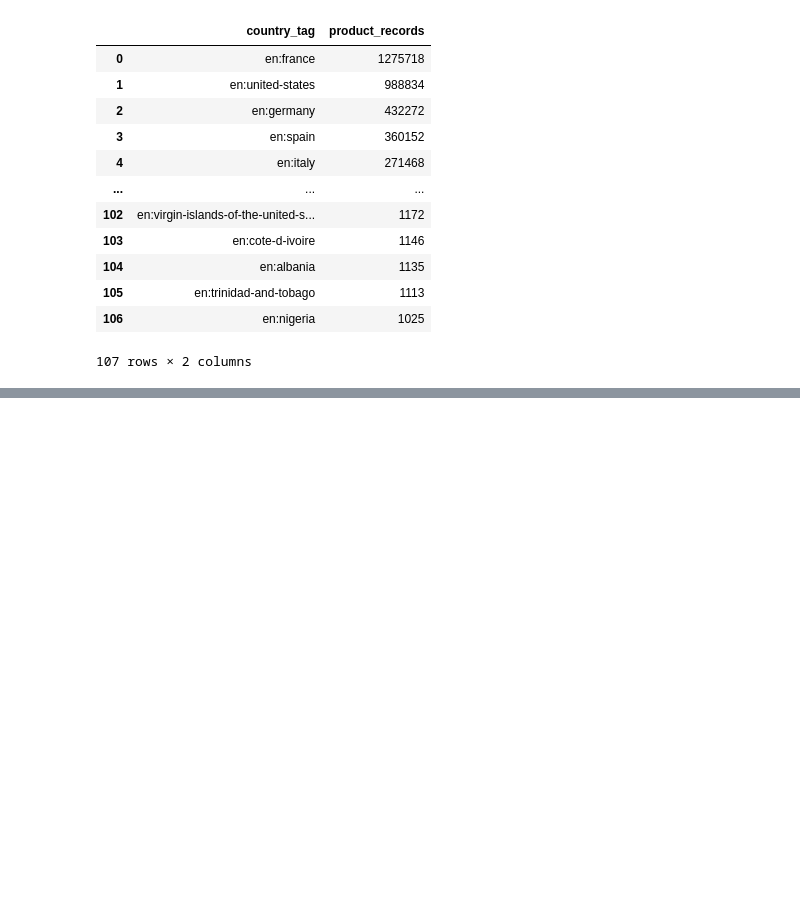
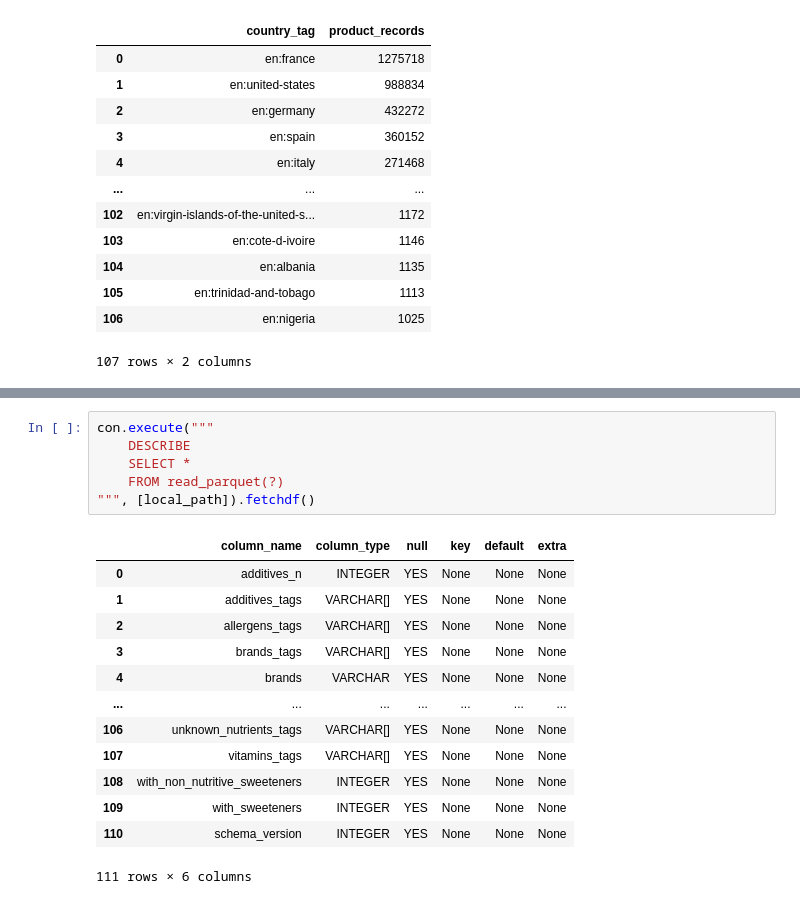
Before and after one commit to MaulanaKindi/indonesia-food-product-landscape, a Jupyter notebook: off-brand-landscape-00-environment-setup.ipynb, the cells around one changed output, grey strips where cells are left out. Drawn from its saved outputs; the diff is of its cells as text; blank space fills up the shorter version.

```diff
--- a/off-brand-landscape-00-environment-setup.ipynb
+++ b/off-brand-landscape-00-environment-setup.ipynb
@@ -1039,0 +1137,20 @@ Negara/label dengan >= 1.000 penetapan tag: 107
+# %%
+con.execute("""
+    DESCRIBE
+    SELECT *
+    FROM read_parquet(?)
+""", [local_path]).fetchdf()
+# %% [output]
+|  | column_name | column_type | null | key | default | extra |
+| 0 | additives_n | INTEGER | YES | None | None | None |
+| 1 | additives_tags | VARCHAR[] | YES | None | None | None |
+| 2 | allergens_tags | VARCHAR[] | YES | None | None | None |
+| 3 | brands_tags | VARCHAR[] | YES | None | None | None |
+| 4 | brands | VARCHAR | YES | None | None | None |
+| ... | ... | ... | ... | ... | ... | ... |
+| 106 | unknown_nutrients_tags | VARCHAR[] | YES | None | None | None |
+| 107 | vitamins_tags | VARCHAR[] | YES | None | None | None |
+| 108 | with_non_nutritive_sweeteners | INTEGER | YES | None | None | None |
+| 109 | with_sweeteners | INTEGER | YES | None | None | None |
+| 110 | schema_version | INTEGER | YES | None | None | None |
+111 rows × 6 columns
```
Also changed, not shown: parts of 27 cells of this notebook.
